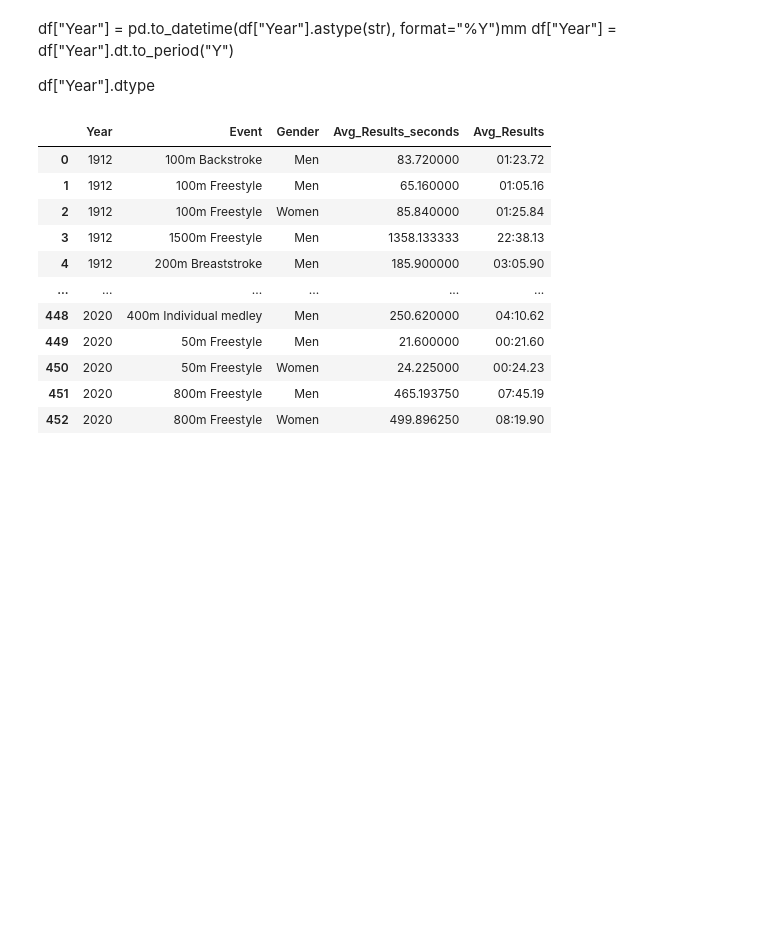
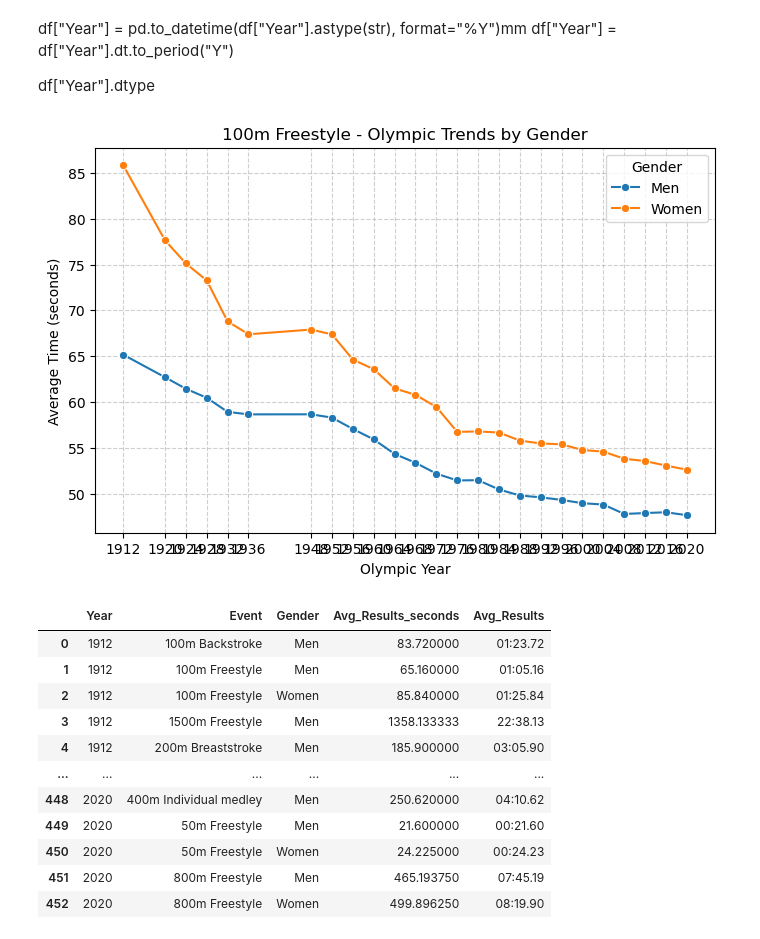
Before and after one commit to wllamjp/olympic-swimming, a Jupyter notebook: notebooks/analysis.ipynb, the cells around one changed output. Cells and saved outputs as stored; diff of their text form; code cells hidden in the pictures; blank space fills up the shorter version.

```diff
--- a/notebooks/analysis.ipynb
+++ b/notebooks/analysis.ipynb
@@ -149,6 +149,35 @@ summary = (
 summary["Avg_Results"] = summary["Avg_Results_seconds"].apply(format_mm_ss_ms)
 
 summary.to_csv("event_year_summary.txt", sep='\t', index=False)
+# %%
+event_to_plot = "100m Freestyle"
+
+# Filter dataset for that event & copy
+event_data = summary[summary["Event"] == event_to_plot].copy()
+
+# Ensure year is integer
+event_data["Year"] = event_data["Year"].astype(int)
+
+# Plot
+plt.figure(figsize=(8,5))
+sns.lineplot(
+    data=event_data,
+    x="Year",
+    y="Avg_Results_seconds",
+    hue="Gender",
+    marker="o"
+)
+
+plt.title(f"{event_to_plot} - Olympic Trends by Gender")
+plt.ylabel("Average Time (seconds)")
+plt.xlabel("Olympic Year")
+
+plt.xticks(sorted(event_data["Year"].unique()))
+
+plt.grid(True, linestyle="--", alpha=0.6)
+plt.show()
+# %% [output]
+[figure, added]
 # %%
 summary
 # %% [output]
```
Also changed, not shown: parts of 5 cells of this notebook.
